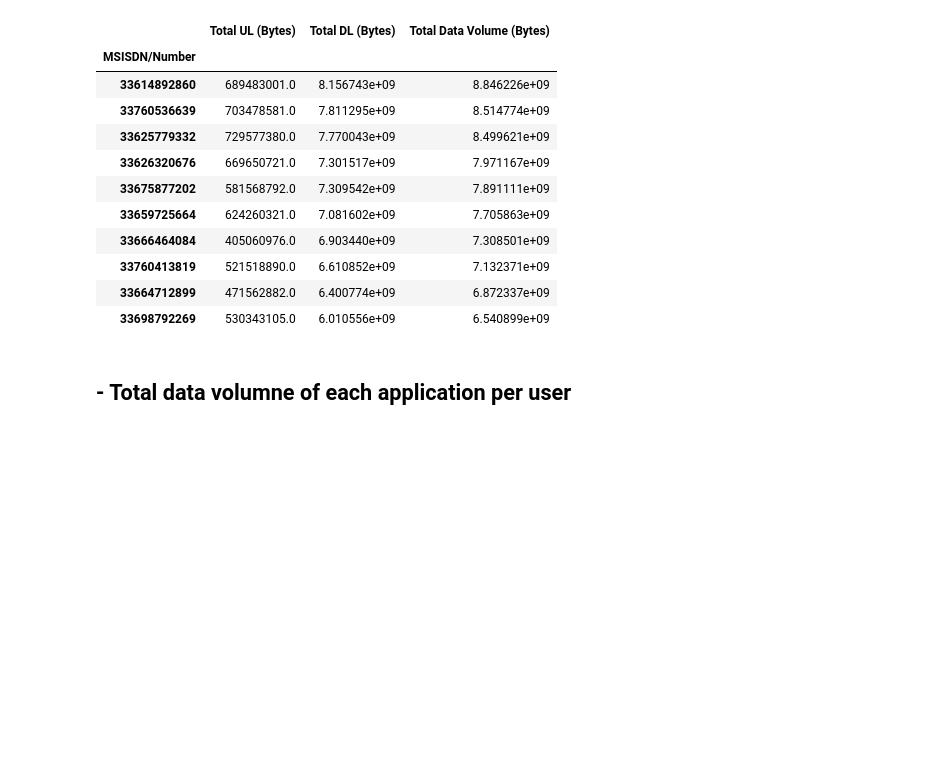
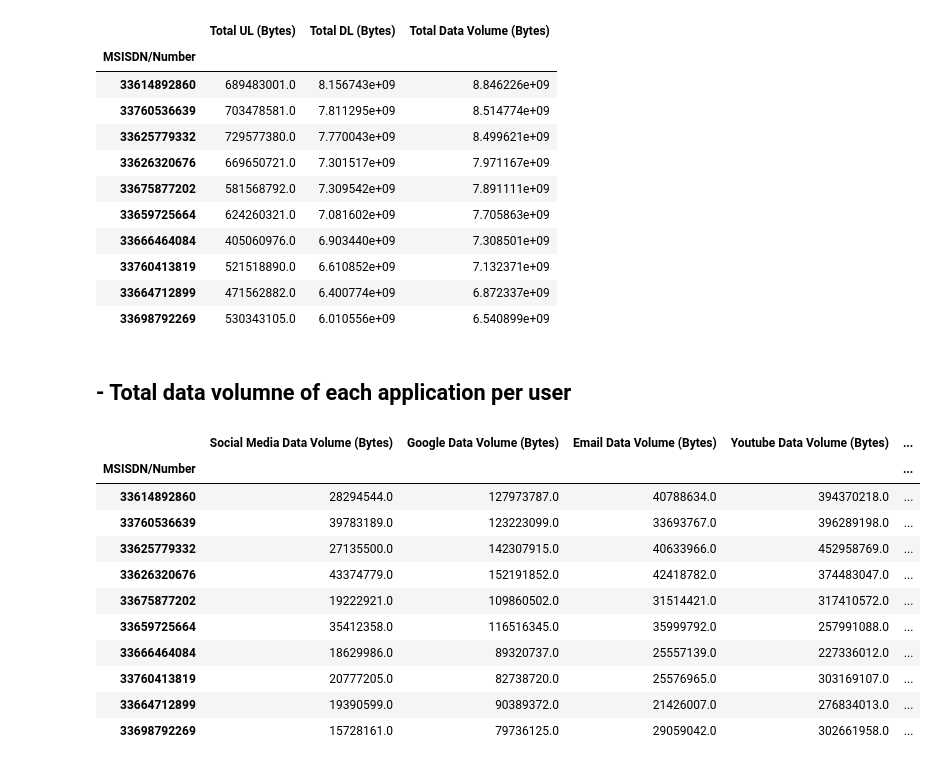
Before and after one commit to gezish/TellCo-UserDataAnalytics, a Jupyter notebook: notebooks/user_overview_analysis.ipynb, the cells around one changed output. Cells and saved outputs as stored; diff of their text form; code cells hidden in the pictures; blank space fills up the shorter version.

```diff
--- a/notebooks/user_overview_analysis.ipynb
+++ b/notebooks/user_overview_analysis.ipynb
@@ -490,7 +495,20 @@ total_data.nlargest(10, 'Total Data Volume (Bytes)')
 # %% [markdown]
 ## - Total data volumne of each application per user
 # %%
-apps_total = tellco_clean.groupby('MSISDN/Number')[['Social Media Data Volume (Bytes)', 'Google Data Volume (Bytes)',
+total_apps_data = clean_data.groupby('MSISDN/Number')[['Social Media Data Volume (Bytes)', 'Google Data Volume (Bytes)',
     'Email Data Volume (Bytes)', 'Youtube Data Volume (Bytes)', 'Netflix Data Volume (Bytes)',
     'Gaming Data Volume (Bytes)', 'Other Data Volume (Bytes)', 'Total Data Volume (Bytes)']].sum()
-apps_total.nlargest(10, 'Total Data Volume (Bytes)')
+total_apps_data.nlargest(10, 'Total Data Volume (Bytes)')
+# %% [output]
+|  | Social Media Data Volume (Bytes) | Google Data Volume (Bytes) | Email Data Volume (Bytes) | Youtube Data Volume (Bytes) | ... |
+| MSISDN/Number |  |  |  |  | ... |
+| 33614892860 | 28294544.0 | 127973787.0 | 40788634.0 | 394370218.0 | ... |
+| 33760536639 | 39783189.0 | 123223099.0 | 33693767.0 | 396289198.0 | ... |
+| 33625779332 | 27135500.0 | 142307915.0 | 40633966.0 | 452958769.0 | ... |
+| 33626320676 | 43374779.0 | 152191852.0 | 42418782.0 | 374483047.0 | ... |
+| 33675877202 | 19222921.0 | 109860502.0 | 31514421.0 | 317410572.0 | ... |
+| 33659725664 | 35412358.0 | 116516345.0 | 35999792.0 | 257991088.0 | ... |
+| 33666464084 | 18629986.0 | 89320737.0 | 25557139.0 | 227336012.0 | ... |
+| 33760413819 | 20777205.0 | 82738720.0 | 25576965.0 | 303169107.0 | ... |
+| 33664712899 | 19390599.0 | 90389372.0 | 21426007.0 | 276834013.0 | ... |
+| 33698792269 | 15728161.0 | 79736125.0 | 29059042.0 | 302661958.0 | ... |
```
Also changed, not shown: parts of 1 cell of this notebook.
